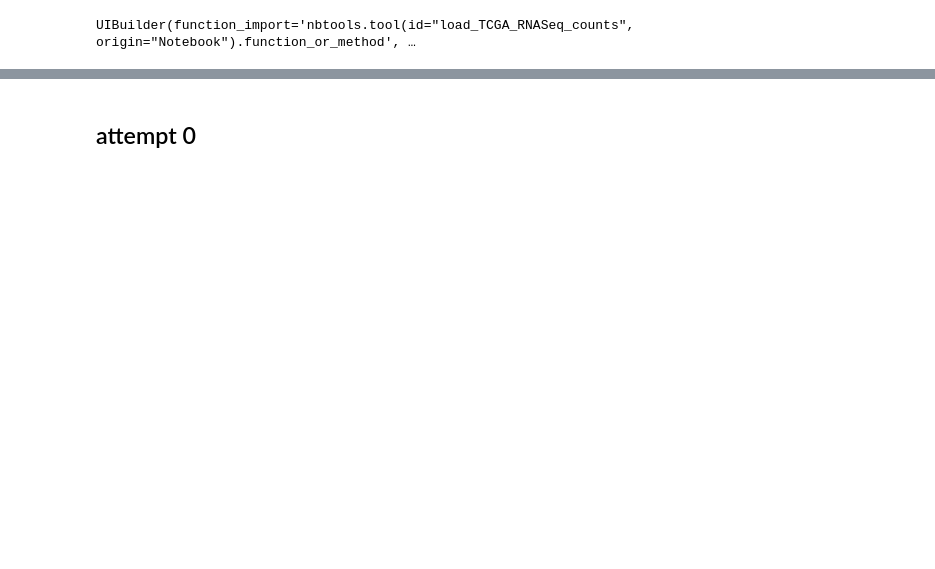
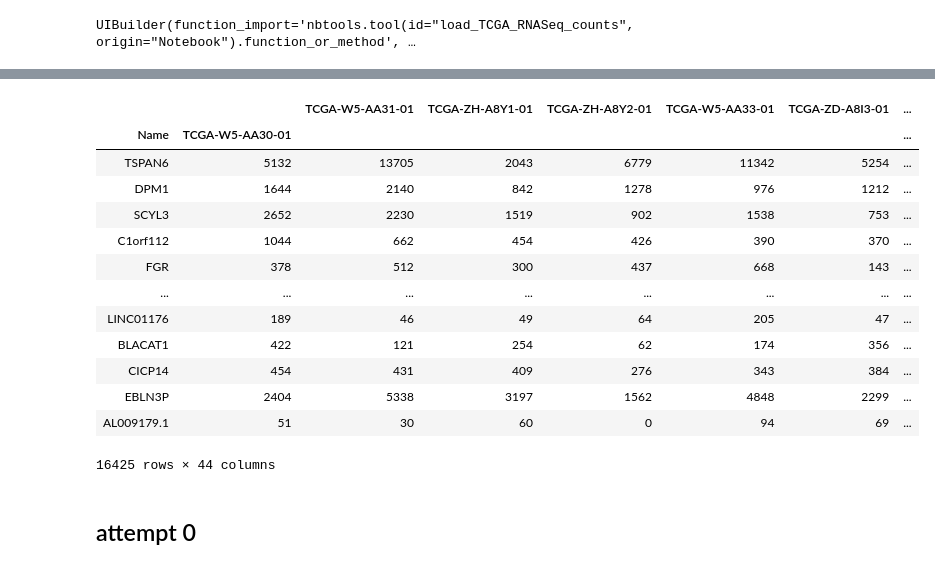
Before and after one commit to genepattern/preprocessing-rnaseq, a Jupyter notebook: Prerprocess RNA-Seq.ipynb, the cells around one changed output, grey strips where cells are left out. Cells and saved outputs as stored; diff of their text form; code cells hidden in the pictures; blank space fills up the shorter version.

```diff
--- a/Prerprocess RNA-Seq.ipynb
+++ b/Prerprocess RNA-Seq.ipynb
@@ -120,3 +225,24 @@ from gp.data import GCT
+# %%
+# The code below will only run if pandas is installed: http://pandas.pydata.org
+import nbtools
+from gp.data import GCT
+chol_tcga_filtered_gct_dataframe = GCT(nbtools.open("CHOL_TCGA.filtered.gct"))
+chol_tcga_filtered_gct_dataframe
+# %% [output]
+|  |  | TCGA-W5-AA31-01 | TCGA-ZH-A8Y1-01 | TCGA-ZH-A8Y2-01 | TCGA-W5-AA33-01 | TCGA-ZD-A8I3-01 | ... |
+| Name | TCGA-W5-AA30-01 |  |  |  |  |  | ... |
+| TSPAN6 | 5132 | 13705 | 2043 | 6779 | 11342 | 5254 | ... |
+| DPM1 | 1644 | 2140 | 842 | 1278 | 976 | 1212 | ... |
+| SCYL3 | 2652 | 2230 | 1519 | 902 | 1538 | 753 | ... |
+| C1orf112 | 1044 | 662 | 454 | 426 | 390 | 370 | ... |
+| FGR | 378 | 512 | 300 | 437 | 668 | 143 | ... |
+| ... | ... | ... | ... | ... | ... | ... | ... |
+| LINC01176 | 189 | 46 | 49 | 64 | 205 | 47 | ... |
+| BLACAT1 | 422 | 121 | 254 | 62 | 174 | 356 | ... |
+| CICP14 | 454 | 431 | 409 | 276 | 343 | 384 | ... |
+| EBLN3P | 2404 | 5338 | 3197 | 1562 | 4848 | 2299 | ... |
+| AL009179.1 | 51 | 30 | 60 | 0 | 94 | 69 | ... |
+16425 rows × 44 columns
 # %% [markdown]
 ## attempt 0
 # %%
```
Also changed, not shown: parts of 6 cells of this notebook.
